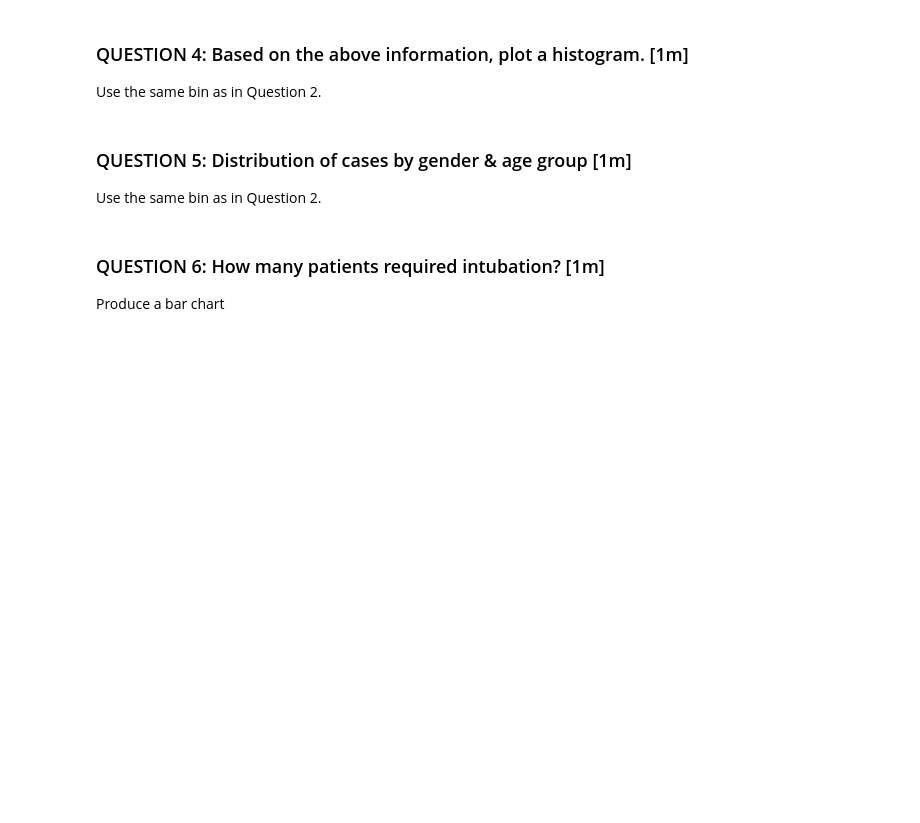
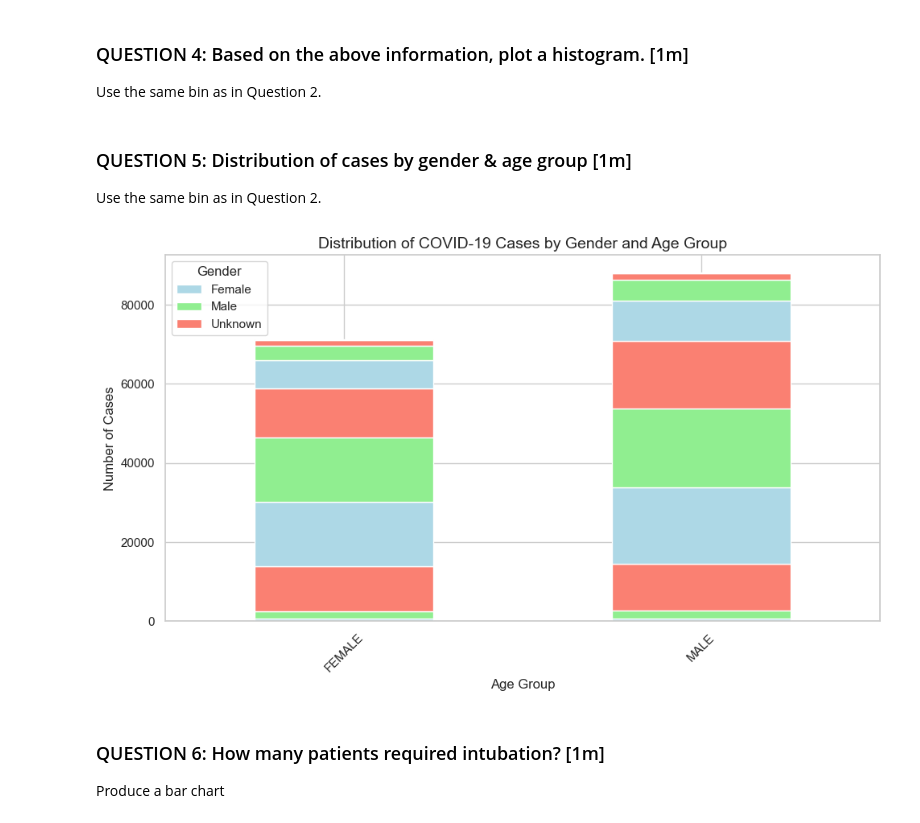
Before and after one commit to ann3i99/qaynatishania-patient-analysis, a Jupyter notebook: Questioins.ipynb, the cells around one changed output. Saved outputs shown, nothing was run; the diff lists cells and outputs as text; code cells hidden in the pictures; blank space fills up the shorter version.

```diff
--- a/Questioins.ipynb
+++ b/Questioins.ipynb
@@ -206,3 +204,23 @@ Use the same bin as in Question 2.
+# %%
+# your codes here...
+# Grouping the data by SEX and Age Group
+gender_age_distribution = analysis.groupby(["SEX", "Age Group"]).size().unstack()
+
+# Plotting the stacked bar chart
+gender_age_distribution.plot(kind='bar', stacked=True, figsize=(10,6), color=['lightblue', 'lightgreen', 'salmon'])
+
+# Adding titles and labels
+plt.title("Distribution of COVID-19 Cases by Gender and Age Group", fontsize=14)
+plt.xlabel("Age Group", fontsize=12)
+plt.ylabel("Number of Cases", fontsize=12)
+
+# Display the plot
+plt.xticks(rotation=45)
+plt.tight_layout()
+plt.legend(title="Gender", labels=["Female", "Male", "Unknown"])
+plt.show()
+# %% [output]
+[figure, added]
 # %% [markdown]
 ### QUESTION 6: How many patients required intubation? [1m]
 
```
Also changed, not shown: parts of 2 cells of this notebook.
